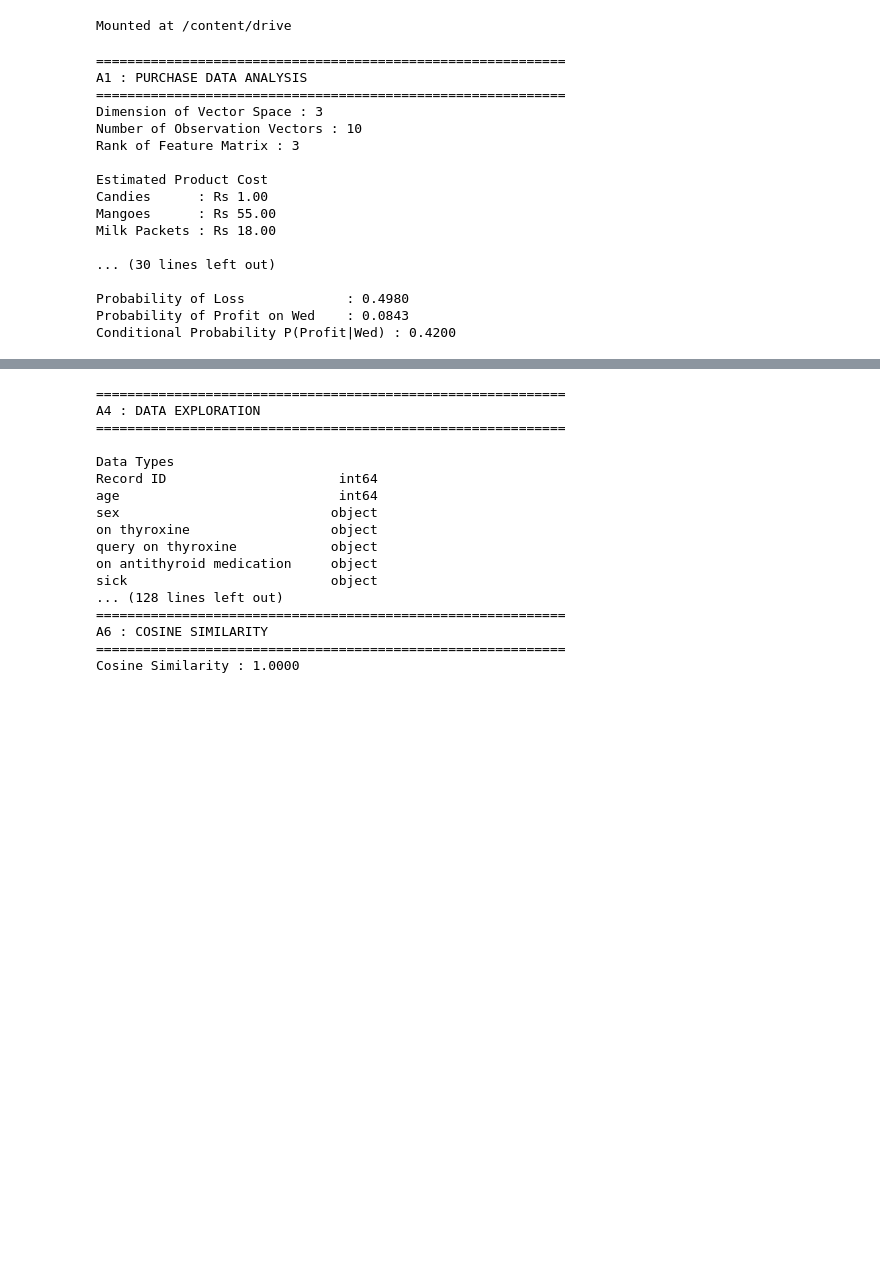
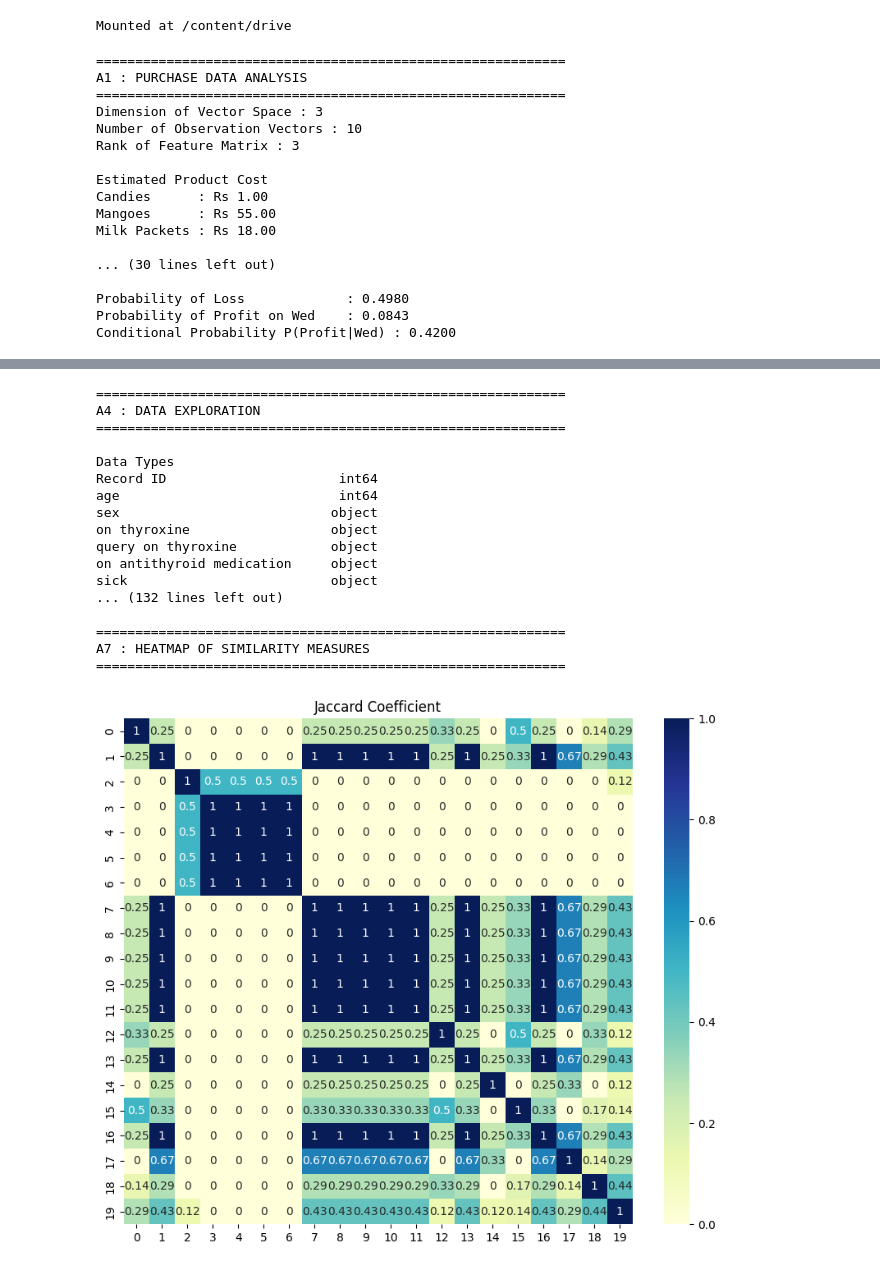
Before and after one commit to Karuneshtiwari/ML-lab, a Jupyter notebook: lab2.ipynb, the cells around one changed output, grey strips where cells are left out. Saved outputs shown, nothing was run; the diff lists cells and outputs as text; code cells hidden in the pictures; blank space fills up the shorter version.

```diff
--- a/lab2.ipynb
+++ b/lab2.ipynb
@@ -639,6 +743,44 @@ def main():
 
     print(f"Cosine Similarity : {cosine_value:.4f}")
 
+
+    # A7
+
+    binary_df, complete_df = get_first_twenty_vectors(
+        thyroid_df
+    )
+
+    jaccard_matrix = calculate_jaccard_matrix(
+        binary_df
+    )
+
+    smc_matrix = calculate_smc_matrix(
+        binary_df
+    )
+
+    cosine_matrix = calculate_cosine_matrix(
+        complete_df
+    )
+
+    print("\n" + "=" * 60)
+    print("A7 : HEATMAP OF SIMILARITY MEASURES")
+    print("=" * 60)
+
+    plot_heatmap(
+        jaccard_matrix,
+        "Jaccard Coefficient"
+    )
+
+    plot_heatmap(
+        smc_matrix,
+        "Simple Matching Coefficient"
+    )
+
+    plot_heatmap(
+        cosine_matrix,
+        "Cosine Similarity"
+    )
+
 main()
 # %% [output]
 ============================================================
@@ -646,33 +788,34 @@ A1 : PURCHASE DATA ANALYSIS
 ============================================================
 Dimension of Vector Space : 3
 Number of Observation Vectors : 10
 Rank of Feature Matrix : 3
 
 Estimated Product Cost
 Candies      : Rs 1.00
 Mangoes      : Rs 55.00
 Milk Packets : Rs 18.00
 
 ... (30 lines left out)
 
 Probability of Loss             : 0.4980
 Probability of Profit on Wed    : 0.0843
 Conditional Probability P(Profit|Wed) : 0.4200
 [figure]
 ============================================================
 A4 : DATA EXPLORATION
 ============================================================
 
 Data Types
 Record ID                      int64
 age                            int64
 sex                           object
 on thyroxine                  object
 query on thyroxine            object
 on antithyroid medication     object
 sick                          object
-... (128 lines left out)
+... (132 lines left out)
+
 ============================================================
-A6 : COSINE SIMILARITY
+A7 : HEATMAP OF SIMILARITY MEASURES
 ============================================================
-Cosine Similarity : 1.0000
+[figure, added]
```
Also changed, not shown: parts of 2 cells of this notebook.
